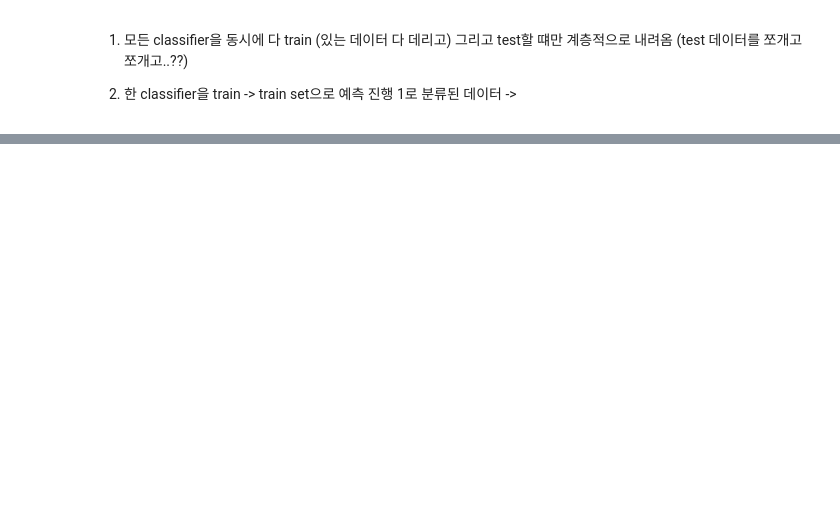
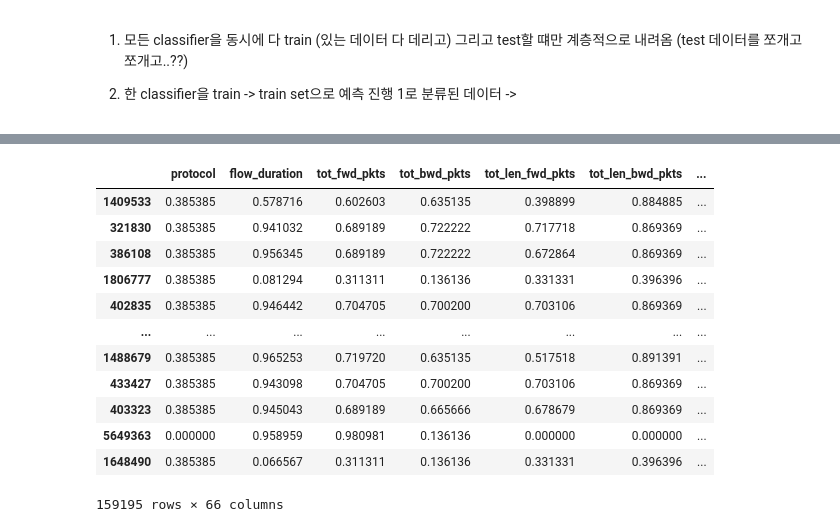
Before and after one commit to CSID-DGU/MLAC, a Jupyter notebook: hierarchical/hierarchical_copy.ipynb, the cells around one changed output, grey strips where cells are left out. Cells and saved outputs as stored; diff of their text form; code cells hidden in the pictures; blank space fills up the shorter version.

```diff
--- a/hierarchical/hierarchical_copy.ipynb
+++ b/hierarchical/hierarchical_copy.ipynb
@@ -118,25 +119,25 @@ for name, model in models:
 
     binary_model.fit(X_train,y_train)
 
-        # 순차적으로 test 진행
+
     print('binary test starting...')
     binary_pred=binary_model.predict(X_test) #
     binary_result=test_result(binary_model,y_test,binary_pred)
     model_eval.extend(binary_result)
 
-
+    # 4 class classification
     print('multi1 train starting...')
     #2-step training
     # 주의 : label이 0인 것 빼고 training
 
     multi1_model=create_pipeline(model)
     multi1_model.fit(X_train[multi1_train!=0],multi1_train[multi1_train!=0])
-    multi1_X_test=X_test.iloc[np.where(binary_pred==1)[0]] # 1로 분류된것만 이게 빈 걸로 반환됨
+    multi1_X_test=X_test[multi1_test!=0].iloc[np.where(binary_pred==1)[0]] # 1로 분류된것만 이게 빈 걸로 반환됨
 
     print('multi1 test starting...')
     multi1_pred=multi1_model.predict(multi1_X_test)
     # 리스트에서 1인 곳 의 값 반환 -> list
-    multi1_test_selected = multi1_test.iloc[np.where(binary_pred==1)[0]]# label중에서도 1로 분류된 것들만
+    multi1_test_selected = multi1_test[multi1_test!=0].iloc[np.where(binary_pred==1)[0]]# label중에서도 1로 분류된 것들만
     multi1_result=test_result(multi1_model,multi1_test_selected,multi1_pred)
     model_eval.extend(multi1_result)
     # last-step training
@@ -147,10 +148,9 @@ for name, model in models:
     indices2 = np.where(multi1_pred == 2)[0]
     indices3 = np.where(multi1_pred == 3)[0]
     indices4 = np.where(multi1_pred == 4)[0]
-    indices=[indices1,indices2,indices3,indices3]
+    indices=[indices1,indices2,indices3,indices4]
     #model, X_train, y_train, step2_X_test, y_test, indices
     for cls,data in nist_data.items():
-        print('class'+str(cls)+' train & test starting')
 
         train_and_predict(model,data['X_train'],data['y_train'],multi1_X_test,indices[cls-1])
 
@@ -185,0 +209,16 @@ ValueError: cannot set a row with mismatched columns
+# %%
+X_test.loc[binary_pred==1]
+# %% [output]
+|  | protocol | flow_duration | tot_fwd_pkts | tot_bwd_pkts | tot_len_fwd_pkts | tot_len_bwd_pkts | ... |
+| 1409533 | 0.385385 | 0.578716 | 0.602603 | 0.635135 | 0.398899 | 0.884885 | ... |
+| 321830 | 0.385385 | 0.941032 | 0.689189 | 0.722222 | 0.717718 | 0.869369 | ... |
+| 386108 | 0.385385 | 0.956345 | 0.689189 | 0.722222 | 0.672864 | 0.869369 | ... |
+| 1806777 | 0.385385 | 0.081294 | 0.311311 | 0.136136 | 0.331331 | 0.396396 | ... |
+| 402835 | 0.385385 | 0.946442 | 0.704705 | 0.700200 | 0.703106 | 0.869369 | ... |
+| ... | ... | ... | ... | ... | ... | ... | ... |
+| 1488679 | 0.385385 | 0.965253 | 0.719720 | 0.635135 | 0.517518 | 0.891391 | ... |
+| 433427 | 0.385385 | 0.943098 | 0.704705 | 0.700200 | 0.703106 | 0.869369 | ... |
+| 403323 | 0.385385 | 0.945043 | 0.689189 | 0.665666 | 0.678679 | 0.869369 | ... |
+| 5649363 | 0.000000 | 0.958959 | 0.980981 | 0.136136 | 0.000000 | 0.000000 | ... |
+| 1648490 | 0.385385 | 0.066567 | 0.311311 | 0.136136 | 0.331331 | 0.396396 | ... |
+159195 rows × 66 columns
```
Also changed, not shown: parts of 13 cells of this notebook, 2 other files.
